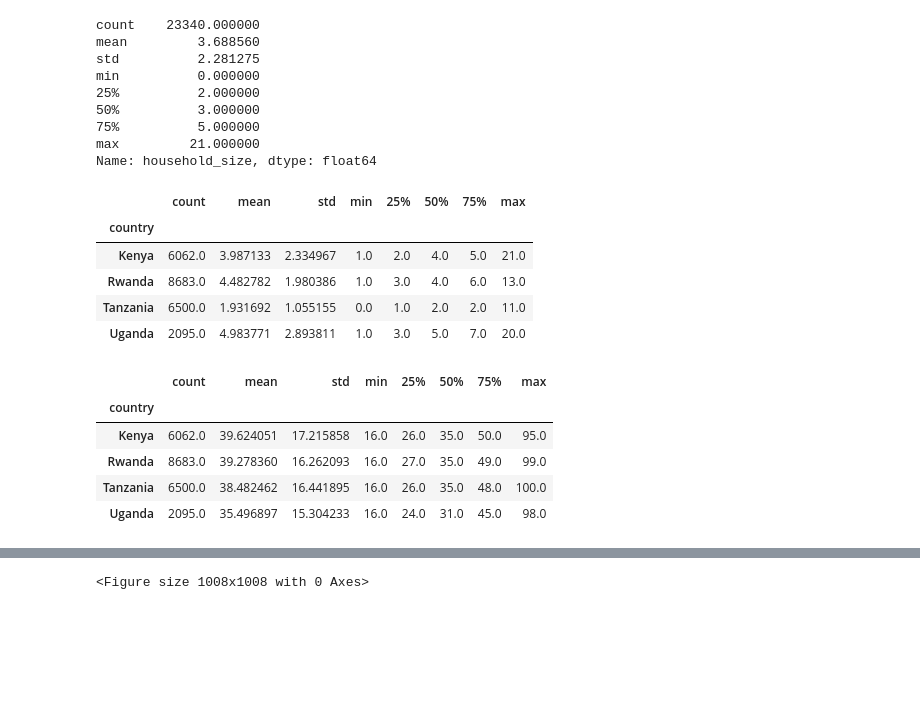
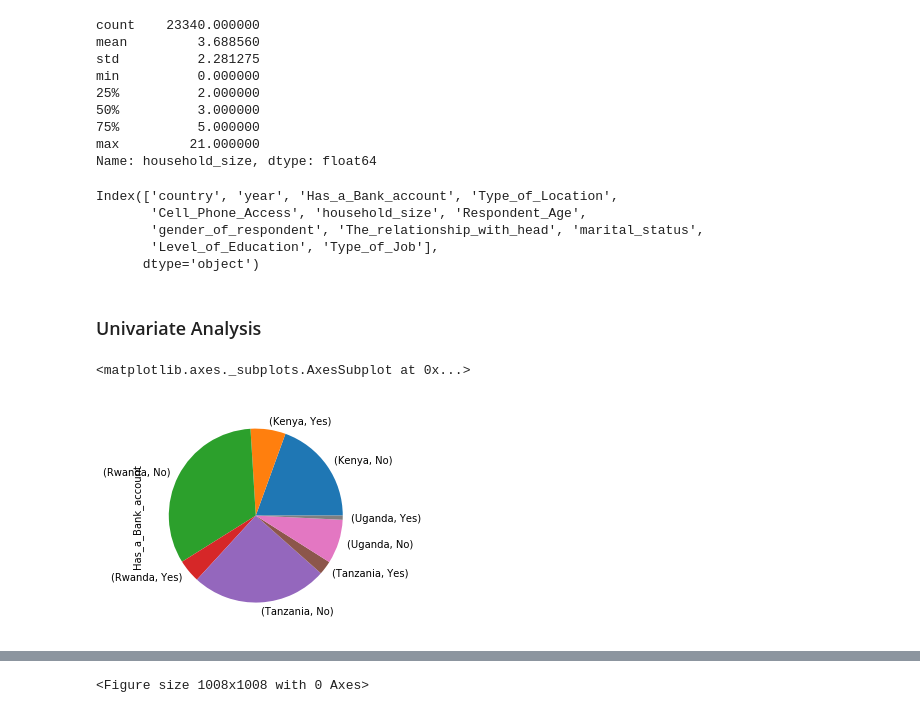
Before and after one commit to ibrahimabdike/Ibrahim_Yahya_IP_Week_1_Core, a Jupyter notebook: Ibrahim_Yahya_IP_Week_1.ipynb, the cells around one changed output, grey strips where cells are left out. Drawn from its saved outputs; the diff is of its cells as text; code cells hidden in the pictures; blank space fills up the shorter version.

```diff
--- a/Ibrahim_Yahya_IP_Week_1.ipynb
+++ b/Ibrahim_Yahya_IP_Week_1.ipynb
@@ -289,22 +300,19 @@ max         21.000000
 Name: household_size, dtype: float64
 # %%
 value_list = ['Kenya', 'Uganda', 'Rwanda' , 'Tanzania']
+# %%
+finance_dropped.columns
+# %% [output]
+Index(['country', 'year', 'Has_a_Bank_account', 'Type_of_Location',
+       'Cell_Phone_Access', 'household_size', 'Respondent_Age',
+       'gender_of_respondent', 'The_relationship_with_head', 'marital_status',
+       'Level_of_Education', 'Type_of_Job'],
+      dtype='object')
+# %% [markdown]
+### Univariate Analysis
 # %%
-finance_dropped.groupby('country')['household_size'].describe()
+finance_dropped.groupby('country')['Has_a_Bank_account'].value_counts().plot.pie()
 # %% [output]
-|  | count | mean | std | min | 25% | 50% | 75% | max |
-| country |  |  |  |  |  |  |  |  |
-| Kenya | 6062.0 | 3.987133 | 2.334967 | 1.0 | 2.0 | 4.0 | 5.0 | 21.0 |
-| Rwanda | 8683.0 | 4.482782 | 1.980386 | 1.0 | 3.0 | 4.0 | 6.0 | 13.0 |
-| Tanzania | 6500.0 | 1.931692 | 1.055155 | 0.0 | 1.0 | 2.0 | 2.0 | 11.0 |
-| Uganda | 2095.0 | 4.983771 | 2.893811 | 1.0 | 3.0 | 5.0 | 7.0 | 20.0 |
+<matplotlib.axes._subplots.AxesSubplot at 0x...>
+[figure, added]
-# %%
-finance_dropped.groupby('country')['Respondent_Age'].describe()
-# %% [output]
-|  | count | mean | std | min | 25% | 50% | 75% | max |
-| country |  |  |  |  |  |  |  |  |
-| Kenya | 6062.0 | 39.624051 | 17.215858 | 16.0 | 26.0 | 35.0 | 50.0 | 95.0 |
-| Rwanda | 8683.0 | 39.278360 | 16.262093 | 16.0 | 27.0 | 35.0 | 49.0 | 99.0 |
-| Tanzania | 6500.0 | 38.482462 | 16.441895 | 16.0 | 26.0 | 35.0 | 48.0 | 100.0 |
-| Uganda | 2095.0 | 35.496897 | 15.304233 | 16.0 | 24.0 | 31.0 | 45.0 | 98.0 |
 # %%
```
Also changed, not shown: parts of 22 cells of this notebook.
